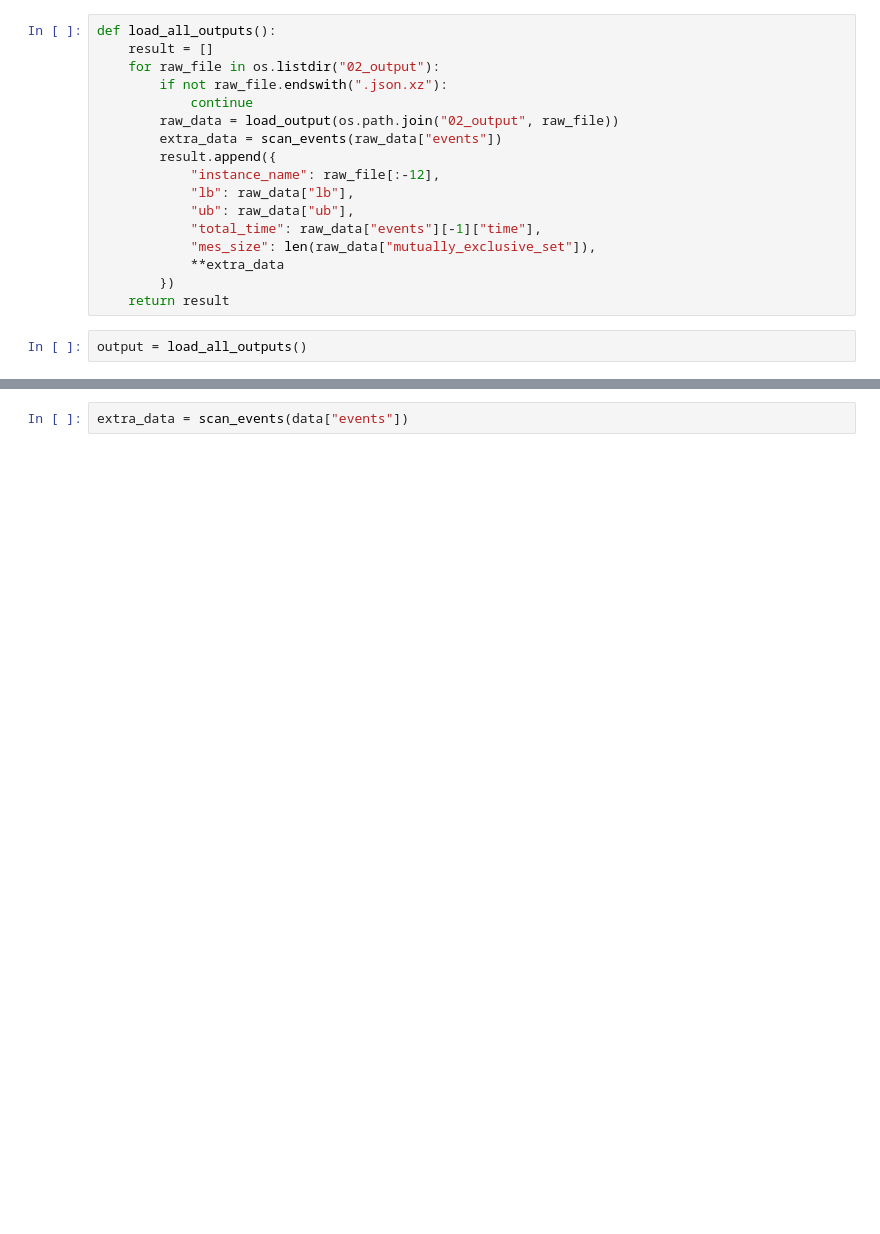
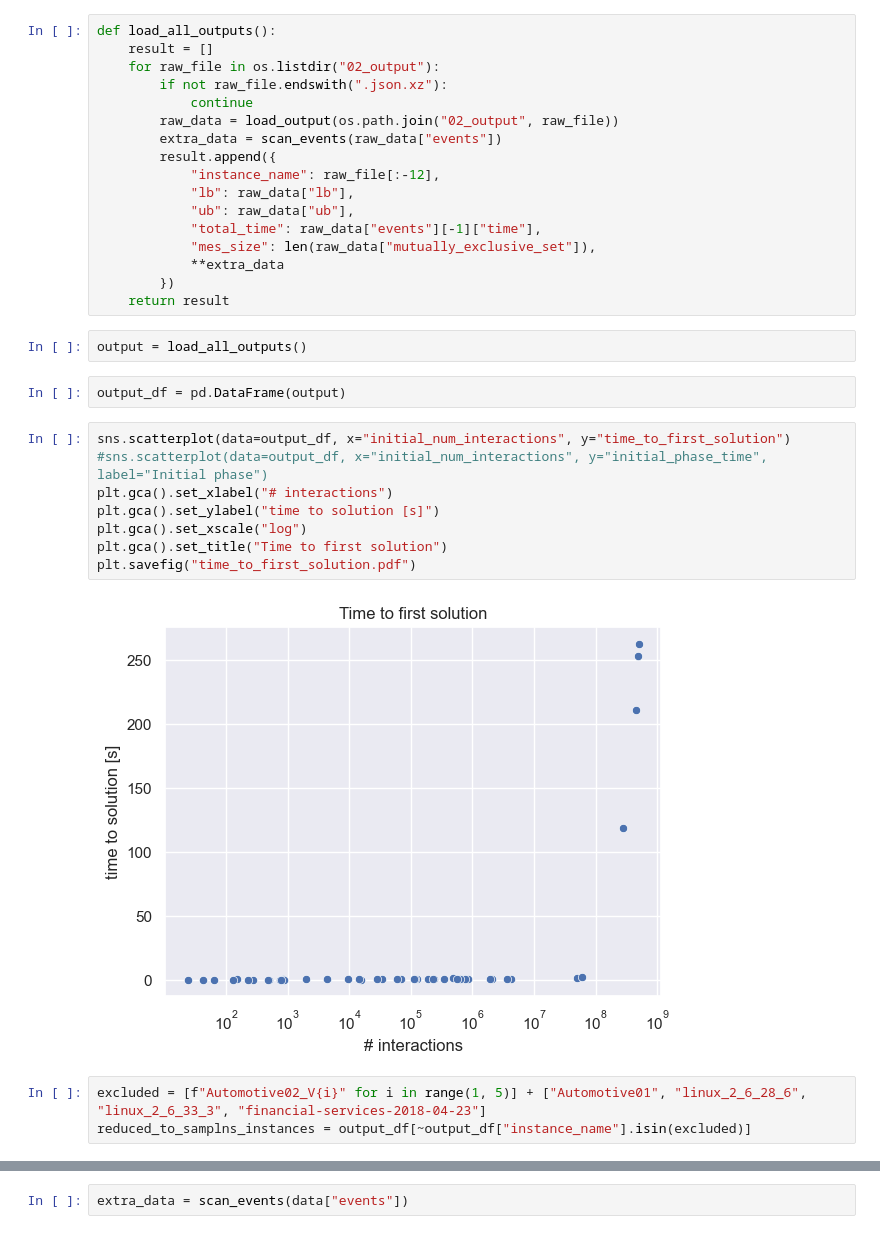
Before and after one commit to phillip-keldenich/sammy, a Jupyter notebook: experiments/02_run_default_params/03_analysis.ipynb, the cells around one changed output, grey strips where cells are left out. Drawn from its saved outputs; the diff is of its cells as text; blank space fills up the shorter version.

```diff
--- a/experiments/02_run_default_params/03_analysis.ipynb
+++ b/experiments/02_run_default_params/03_analysis.ipynb
@@ -82,3 +85,18 @@ def load_all_outputs():
     return result
 # %%
 output = load_all_outputs()
+# %%
+output_df = pd.DataFrame(output)
+# %%
+sns.scatterplot(data=output_df, x="initial_num_interactions", y="time_to_first_solution")
+#sns.scatterplot(data=output_df, x="initial_num_interactions", y="initial_phase_time", label="Initial phase")
+plt.gca().set_xlabel("# interactions")
+plt.gca().set_ylabel("time to solution [s]")
+plt.gca().set_xscale("log")
+plt.gca().set_title("Time to first solution")
+plt.savefig("time_to_first_solution.pdf")
+# %% [output]
+[figure, added]
+# %%
+excluded = [f"Automotive02_V{i}" for i in range(1, 5)] + ["Automotive01", "linux_2_6_28_6", "linux_2_6_33_3", "financial-services-2018-04-23"]
+reduced_to_samplns_instances = output_df[~output_df["instance_name"].isin(excluded)]
```
Also changed, not shown: parts of 9 cells of this notebook.
